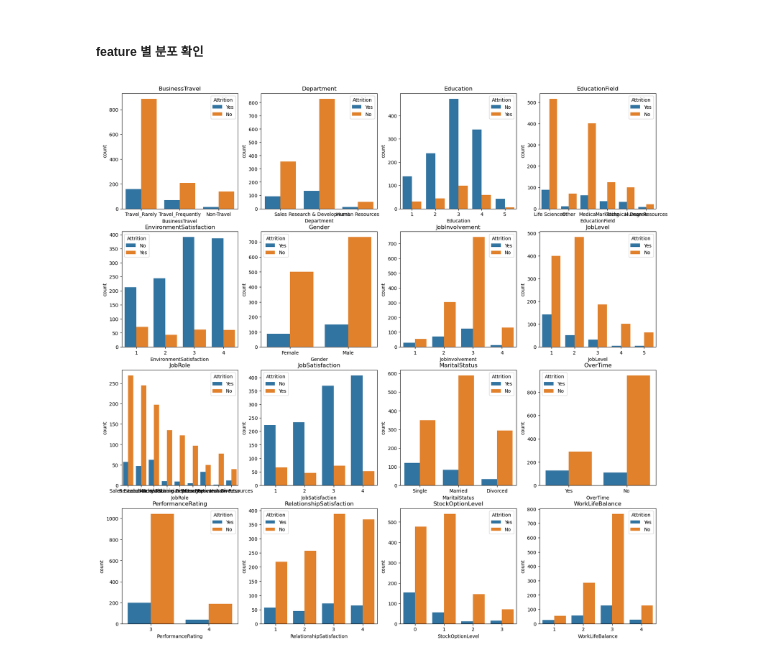
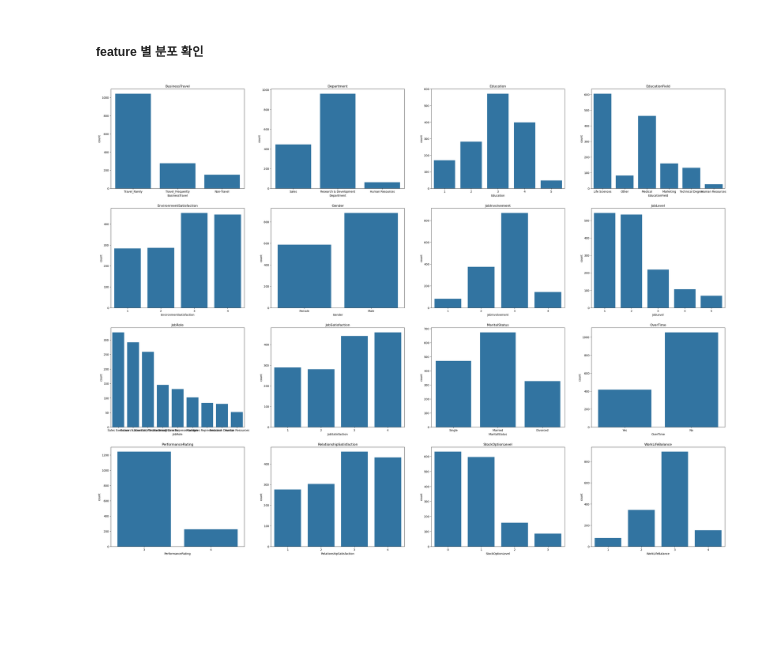
Before and after one commit to MartinusChoi/MLOps-PlayGround, a Jupyter notebook: 01-ML-Training/03-model-training.ipynb, the cells around one changed output. Cells and saved outputs as stored; diff of their text form; code cells hidden in the pictures; blank space fills up the shorter version.

```diff
--- a/01-ML-Training/03-model-training.ipynb
+++ b/01-ML-Training/03-model-training.ipynb
@@ -276,14 +276,13 @@ len(idp_cat_features)
 # %% [markdown]
 ##### feature 별 분포 확인
 # %%
-fig = plt.figure(figsize=(20,20))
+fig = plt.figure(figsize=(40,30))
 x = 1
 for feature in idp_cat_features:
     fig.add_subplot(4,4,x)
     x += 1
-    sns.countplot(data=data, x=feature, hue=TARGET_FEATURE)
-    plt.xticks()
+    sns.countplot(data=data, x=feature)
     plt.title(f"{feature}")
 plt.show()
 # %% [output]
-[figure, old version]
+[figure, new version]
```
Also changed, not shown: parts of 14 cells of this notebook.
